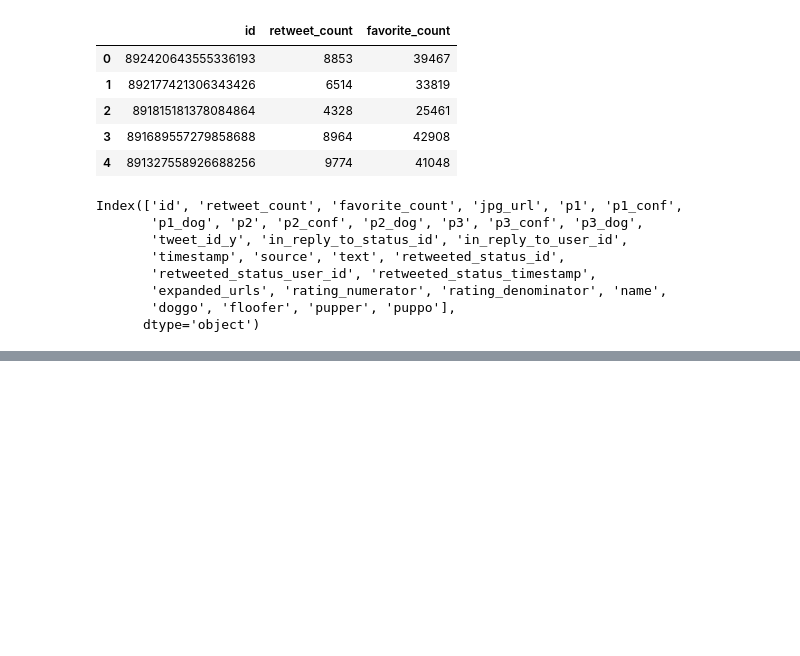
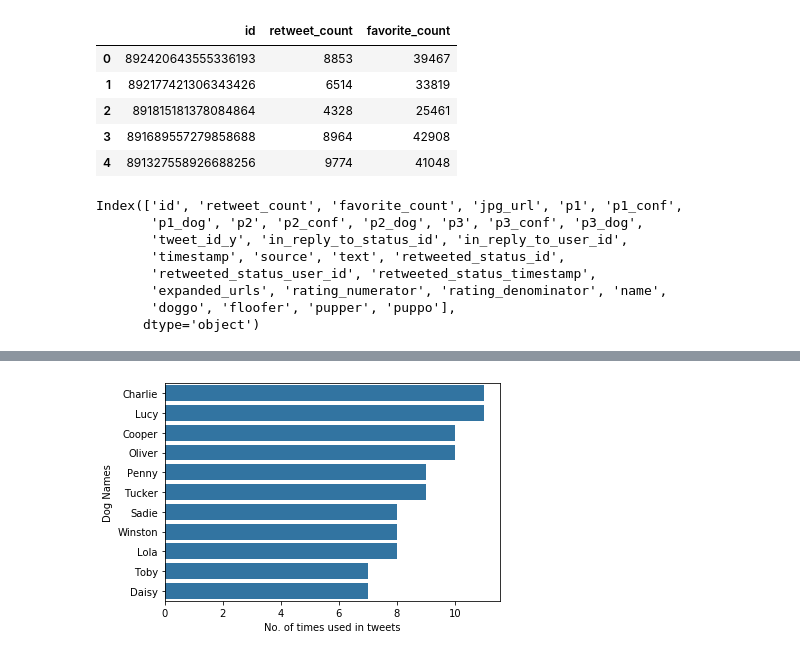
Before and after one commit to haritum/Project-WeRateDogs, a Jupyter notebook: notebooks/wrangle_act.ipynb, the cells around one changed output, grey strips where cells are left out. Drawn from its saved outputs; the diff is of its cells as text; code cells hidden in the pictures; blank space fills up the shorter version.

```diff
--- a/notebooks/wrangle_act.ipynb
+++ b/notebooks/wrangle_act.ipynb
@@ -626,0 +693,4 @@ Index(['id', 'retweet_count', 'favorite_count', 'jpg_url', 'p1', 'p1_conf',
+# %%
+df_name = df_visu.groupby(['name']).size().sort_values(ascending=False)
+df_name = df_name[df_name > 6].reset_index()
+df_name
@@ -626,0 +710,7 @@ Index(['id', 'retweet_count', 'favorite_count', 'jpg_url', 'p1', 'p1_conf',
+# %%
+base_color = sns.color_palette()[0]
+sns.barplot(data = df_name, y = 'name', x=0, color=base_color);
+plt.ylabel('Dog Names');
+plt.xlabel('No. of times used in tweets');
+# %% [output]
+[figure, added]
```
Also changed, not shown: parts of 39 cells of this notebook, 7 other files.
